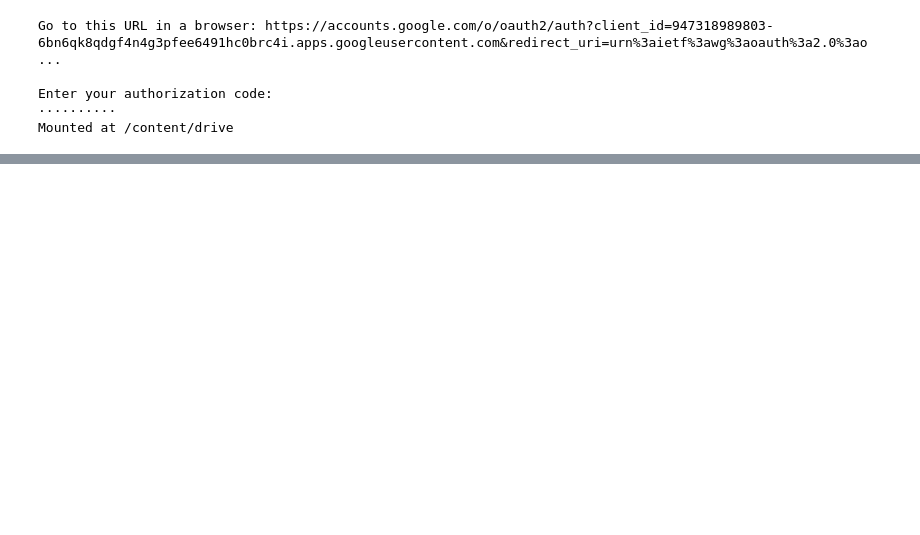
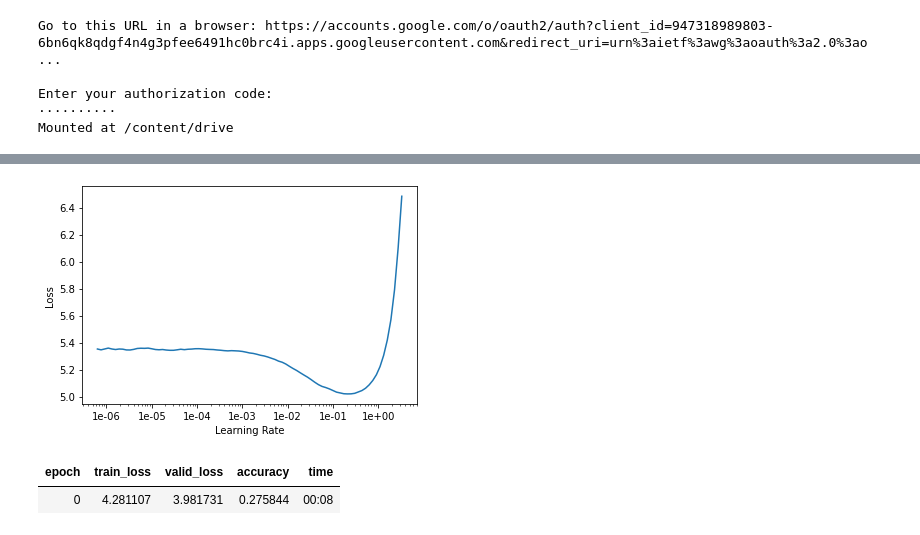
Before and after one commit to Achilles107/emotion-recognition, a Jupyter notebook: emotion_detection.ipynb, the cells around one changed output, grey strips where cells are left out. Cells and saved outputs as stored; diff of their text form; code cells hidden in the pictures; blank space fills up the shorter version.

Commit message:
created language model

```diff
--- a/emotion_detection.ipynb
+++ b/emotion_detection.ipynb
@@ -20,0 +48,3 @@ set(labels)
+# %%
+train_lm = pd.concat([train, val], ignore_index=True)
+train_lm.head()
@@ -20,0 +58,3 @@ set(labels)
+# %%
+path = Path('/content/')
+path
@@ -20,0 +99,2 @@ set(labels)
+# %%
+data = (TextList.from_df(train_lm, path, cols='message').split_by_rand_pct(0.1).label_for_lm().databunch(bs=50))
@@ -20,0 +122,2 @@ set(labels)
+# %%
+learn = language_model_learner(data, AWD_LSTM, drop_mult=0.3)
@@ -20,0 +132,9 @@ set(labels)
+# %%
+learn.recorder.plot()
+# %% [output]
+[figure, added]
+# %%
+learn.fit_one_cycle(1, 1e-2, moms=(0.8,0.7))
+# %% [output]
+| epoch | train_loss | valid_loss | accuracy | time |
+| 0 | 4.281107 | 3.981731 | 0.275844 | 00:08 |
```
Also changed, not shown: parts of 22 cells of this notebook.
